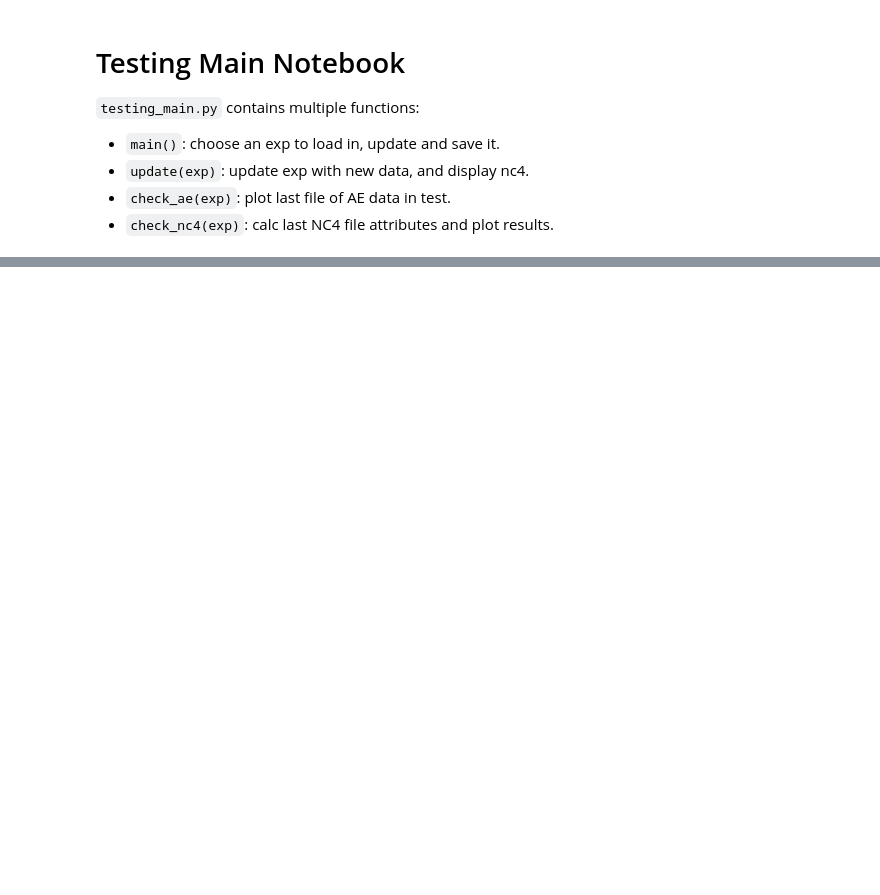
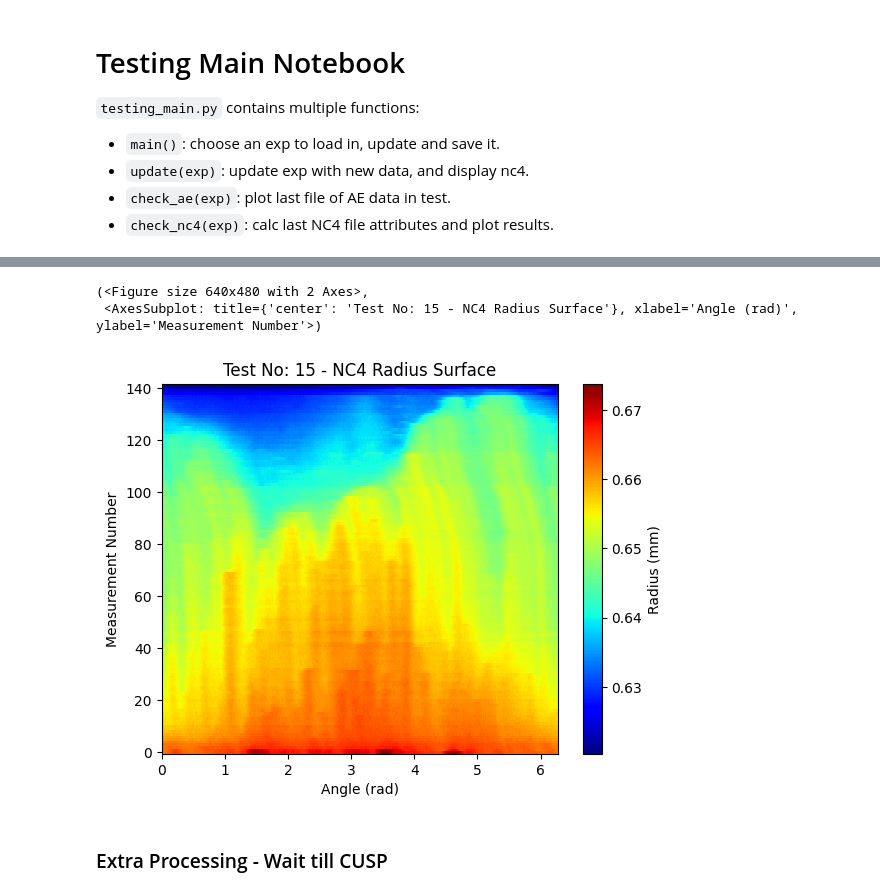
Before and after one commit to TomJessel/PhD-DCB_Grinding, a Jupyter notebook: testing.ipynb, the cells around one changed output, grey strips where cells are left out. Saved outputs shown, nothing was run; the diff lists cells and outputs as text; code cells hidden in the pictures; blank space fills up the shorter version.

```diff
--- a/testing.ipynb
+++ b/testing.ipynb
@@ -54,0 +60,6 @@ f = exp.nc4.plot_xy()
+# %%
+exp.nc4.plot_surf()
+# %% [output]
+(<Figure size 640x480 with 2 Axes>,
+ <AxesSubplot: title={'center': 'Test No: 15 - NC4 Radius Surface'}, xlabel='Angle (rad)', ylabel='Measurement Number'>)
+[figure, added]
@@ -54,0 +68,2 @@ f = exp.nc4.plot_xy()
+# %% [markdown]
+### Extra Processing - Wait till CUSP
```
Also changed, not shown: parts of 13 cells of this notebook.
